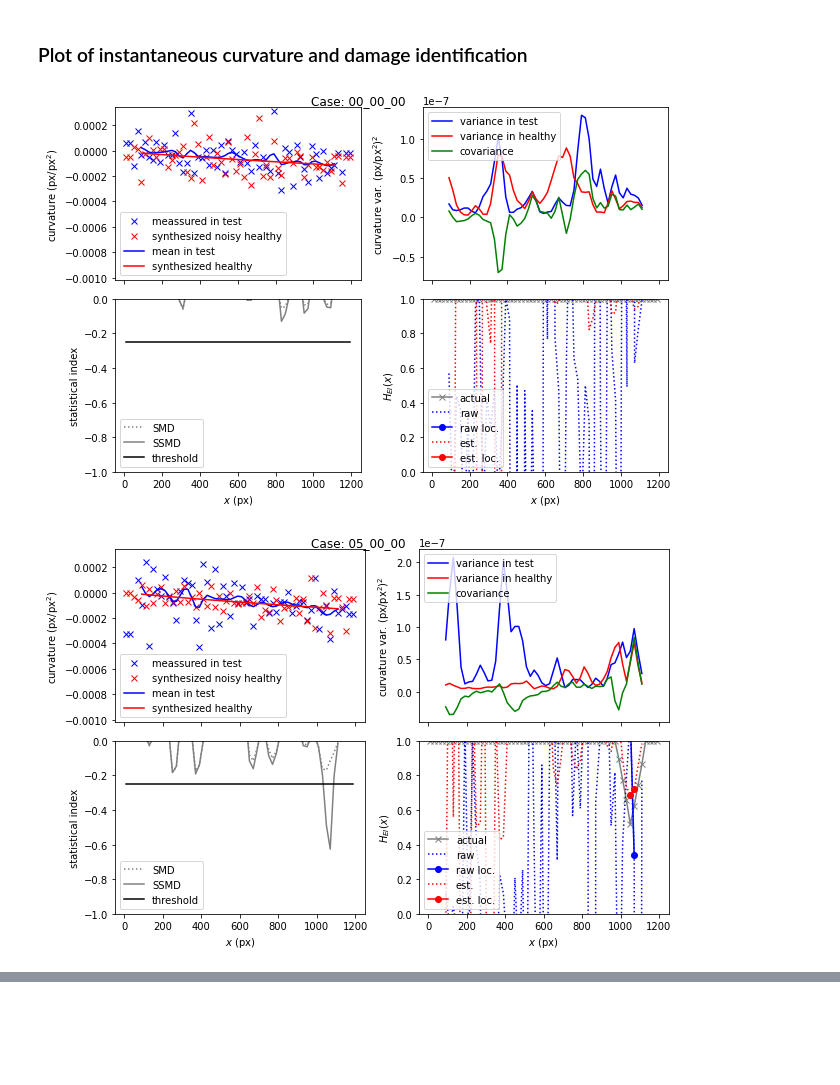
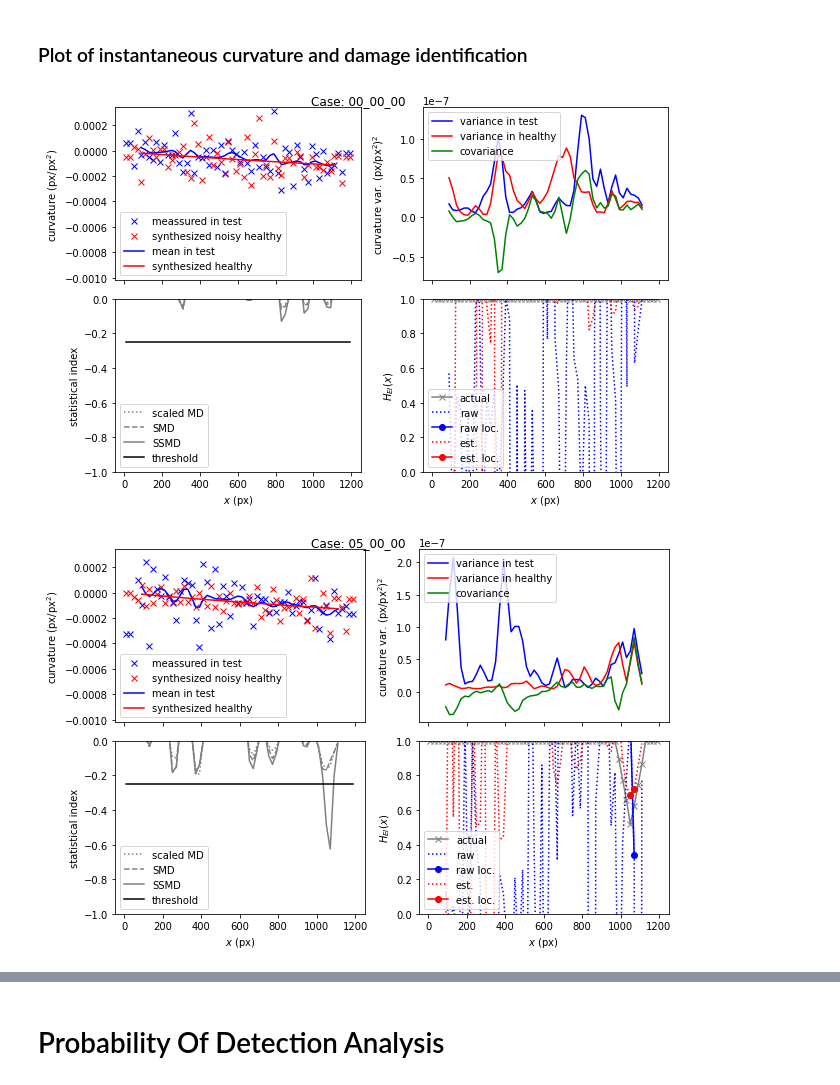
Before and after one commit to carloshernangarrido/structural-health-monitoring, a Jupyter notebook: time_domain_damage_detection_stat.ipynb, the cells around one changed output, grey strips where cells are left out. Cells and saved outputs as stored; diff of their text form; code cells hidden in the pictures; blank space fills up the shorter version.

```diff
--- a/time_domain_damage_detection_stat.ipynb
+++ b/time_domain_damage_detection_stat.ipynb
@@ -439,8 +445,8 @@ for key in cases.keys():
   cases[key]['max_curv']['SSMD'] = (mu_1 - mu_2) / \
     np.sqrt(sigma2_1 + sigma2_2 - 2*sigma_12)
   # damage quantification
-  cases[key]['H_EI'].update({'H_EI': mu_2 / mu_1,
-                             'H_EI_loc': mu_2 / mu_1,
+  cases[key]['H_EI'].update({'H_EI_est': mu_2 / mu_1,
+                             'H_EI_est_loc': mu_2 / mu_1,
                              'H_EI_raw': cases[key]['max_curv']['C_h']/cases[key]['max_curv']['C'],
                              'H_EI_raw_loc': cases[key]['max_curv']['C_h']/cases[key]['max_curv']['C']})
   # damage localization
@@ -448,9 +454,10 @@ for key in cases.keys():
     if i < half_length_window or i >= n_points-half_length_window:
       cases[key]['H_EI']['H_EI_raw'][i] = np.nan
       cases[key]['H_EI']['H_EI_raw_loc'][i] = np.nan
-      cases[key]['H_EI']['H_EI'][i] = np.nan
-      cases[key]['H_EI']['H_EI_loc'][i] = np.nan
+      cases[key]['H_EI']['H_EI_est'][i] = np.nan
+      cases[key]['H_EI']['H_EI_est_loc'][i] = np.nan
       cases[key]['max_curv']['MD'][i] = np.nan
+      cases[key]['max_curv']['SMD'][i] = np.nan
       cases[key]['max_curv']['SSMD'][i] = np.nan
       cases[key]['max_curv']['mean_test'][i] = np.nan
       cases[key]['max_curv']['mean_healthy'][i] = np.nan
@@ -458,12 +465,13 @@ for key in cases.keys():
       cases[key]['max_curv']['var_healthy'][i] = np.nan
       cases[key]['max_curv']['covar_test_healthy'][i] = np.nan
     if cases[key]['max_curv']['SSMD'][i] > -threshold:
-      cases[key]['H_EI']['H_EI_loc'][i] = np.nan
+      cases[key]['H_EI']['H_EI_est_loc'][i] = np.nan
       cases[key]['H_EI']['H_EI_raw_loc'][i] = np.nan
 # %% [markdown]
 ### Plot of instantaneous curvature and damage identification
 # %%
 fig_size = (9, 6)
+MD_scale = 3000
 path = '/content/drive/My Drive/TRABAJO/45_full_field/Colab Notebooks/Full field time-domain'
 for key in cases.keys():
   fig, axs = plt.subplots(2,2, figsize=fig_size, sharex=True, tight_layout=True)
@@ -478,7 +486,6 @@ for key in cases.keys():
                 color='red', marker='', linestyle='-', label='synthesized healthy')
   axs[0,0].set_ylim((-max_curv_lim, max_curv_lim/3))
   axs[0,0].set_ylabel('curvature (px/px$^2$)')
-  # axs[0,0].set_xlabel('x (px)')
   axs[0,0].legend(loc='lower left')
   # axs[0,0].grid(True)
   axs[0,1].plot(cases[key]['max_curv']['x'], cases[key]['max_curv']['var_test'],
@@ -488,39 +495,39 @@ for key in cases.keys():
   axs[0,1].plot(cases[key]['max_curv']['x'], cases[key]['max_curv']['covar_test_healthy'],
               color='green', label='covariance')
   axs[0,1].set_ylabel('curvature var. (px/px$^2$)$^2$')
-  # axs[0,1].set_xlabel('x (px)')
   axs[0,1].legend(loc='upper left')
   # axs[0,1].grid(True)
-
+  axs[1,0].plot(cases[key]['max_curv']['x'], cases[key]['max_curv']['MD']*MD_scale,
+            color='gray', label=f'scaled MD', linestyle=':')
   axs[1,0].plot(cases[key]['max_curv']['x'], cases[key]['max_curv']['SMD'],
-            color='gray', label='SMD', linestyle=':')
+            color='gray', label='SMD', linestyle='--')
   axs[1,0].plot(cases[key]['max_curv']['x'], cases[key]['max_curv']['SSMD'],
             color='gray', label='SSMD')
   axs[1,0].plot(cases[key]['max_curv']['x'], neg_pos*threshold*np.ones(n_points),
             color='black', label='threshold')
   axs[1,0].set_ylabel('statistical index')
   axs[1,0].set_xlabel('$x$ (px)')
   axs[1,0].legend(loc='lower left')
   axs[1,0].set_ylim((-1,0))
   # axs[1,0].grid(True)
 
   axs[1,1].plot(cases[key]['H_EI']['x'], cases[key]['H_EI']['H_EI_actual'],
             color='gray', label='actual', marker='x', linestyle='-')
   axs[1,1].plot(cases[key]['H_EI']['x'], cases[key]['H_EI']['H_EI_raw'],
             color='blue', label='raw', linestyle=':')
   axs[1,1].plot(cases[key]['H_EI']['x'], cases[key]['H_EI']['H_EI_raw_loc'],
             color='blue', label='raw loc.', marker='o', linestyle='-')
-  axs[1,1].plot(cases[key]['H_EI']['x'], cases[key]['H_EI']['H_EI'],
+  axs[1,1].plot(cases[key]['H_EI']['x'], cases[key]['H_EI']['H_EI_est'],
             color='red', label='est.', linestyle=':')
-  axs[1,1].plot(cases[key]['H_EI']['x'], cases[key]['H_EI']['H_EI_loc'],
+  axs[1,1].plot(cases[key]['H_EI']['x'], cases[key]['H_EI']['H_EI_est_loc'],
             color='red', label='est. loc.', marker='o', linestyle='-')
   axs[1,1].set_ylabel('$H_{EI}(x)$')
   axs[1,1].set_xlabel('$x$ (px)')
   axs[1,1].legend(loc='lower left')
   axs[1,1].set_ylim((0, 1))
   # axs[1,1].grid(True)
   plt.savefig(os.path.join(path, f'{key[0:-5]}.pdf'), bbox_inches='tight')
   plt.show()
 # %% [output]
-[figure, old version]
+[figure, new version]
-[figure, old version]
+[figure, new version]
@@ -532,0 +540,2 @@ for key in cases.keys():
+# %% [markdown]
+# Probability Of Detection Analysis
```
Also changed, not shown: parts of 8 cells of this notebook.
